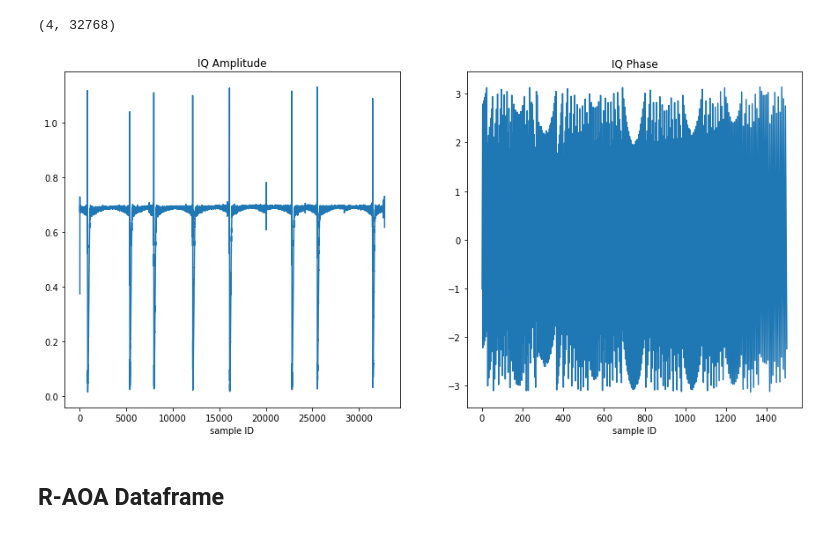
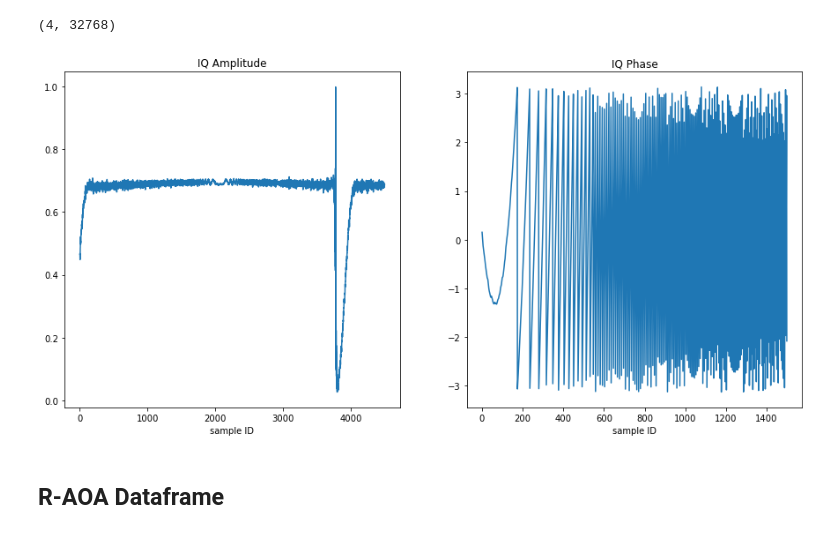
Before and after one commit to zdai257/DeepAOANet, a Jupyter notebook: myAOAnet.ipynb, the cells around one changed output. Saved outputs shown, nothing was run; the diff lists cells and outputs as text; code cells hidden in the pictures.

```diff
--- a/myAOAnet.ipynb
+++ b/myAOAnet.ipynb
@@ -26,7 +26,7 @@ iq_data.shape
 # %% [output]
 (20, 262144)
 # %%
-sample_id = 1
+sample_id = 2
 iq_data_np = iq_data.to_numpy()[sample_id, :]
 # %%
 iq_arr = iq_data_np.reshape(4, 32768, 2)
@@ -55,15 +55,15 @@ iq_phase2.shape
 (4, 32768)
 # %%
 fig ,ax = plt.subplots(1, 2,figsize=(15,7))
-ax[0].plot(iq_amp[chn, :])
+ax[0].plot(iq_amp[chn, 9900:14400])
 ax[0].set_title("IQ Amplitude")
 ax[0].set_xlabel("sample ID")
 ax[1].plot(iq_phase2[chn, 11900:13400])
 ax[1].set_title("IQ Phase")
 ax[1].set_xlabel("sample ID")
 plt.show()
 # %% [output]
-[figure, old version]
+[figure, new version]
 # %% [markdown]
 ## R-AOA Dataframe
 # %%
```
Also changed, not shown: parts of 17 cells of this notebook.
